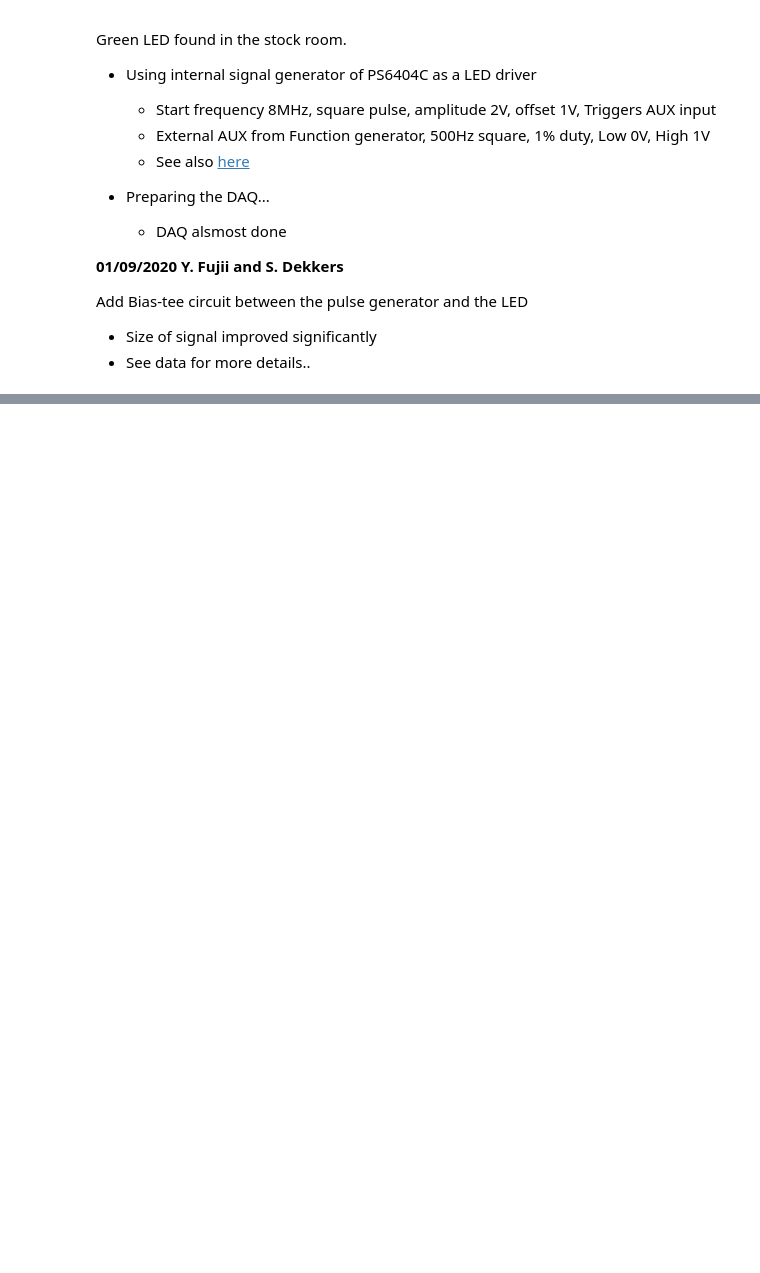
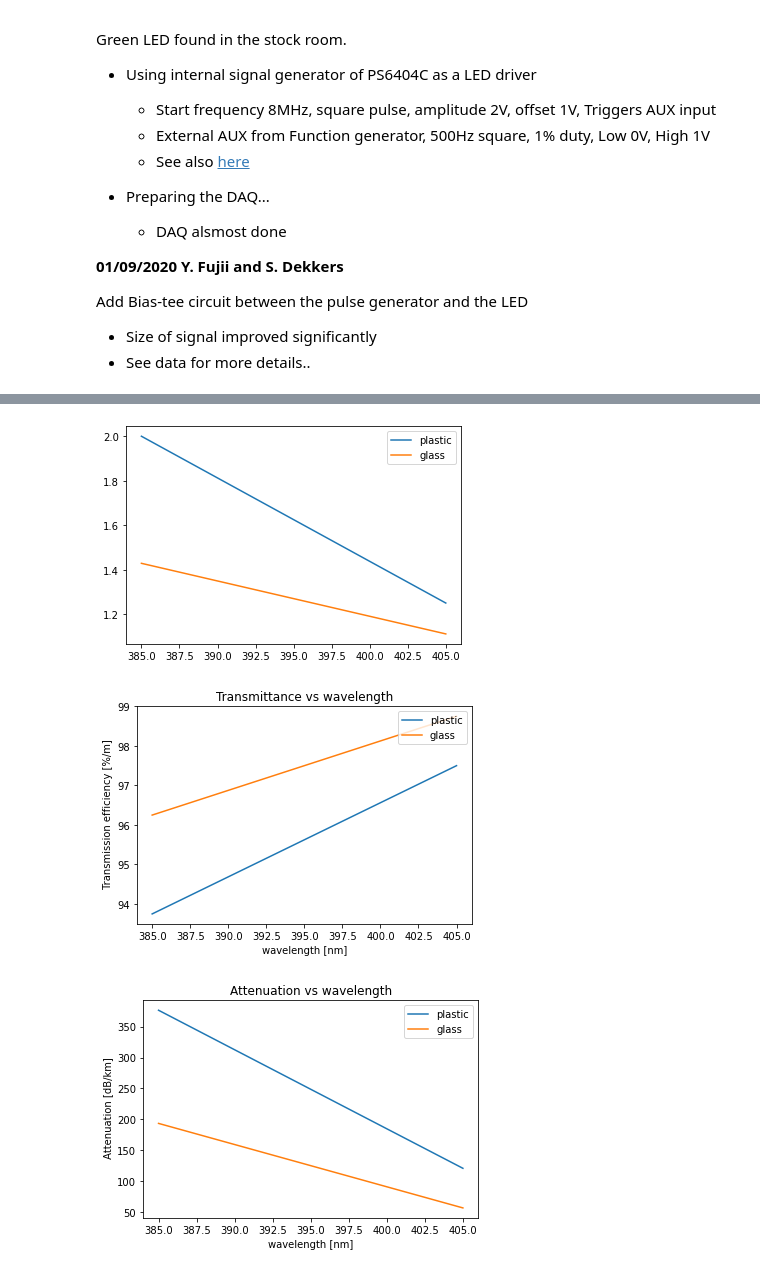
Before and after one commit to yfujii02/work4comet, a Jupyter notebook: LogBookForFibreTest.ipynb, the cells around one changed output, grey strips where cells are left out. Cells and saved outputs as stored; diff of their text form; code cells hidden in the pictures; blank space fills up the shorter version.

```diff
--- a/LogBookForFibreTest.ipynb
+++ b/LogBookForFibreTest.ipynb
@@ -76,0 +119,51 @@ plt.show()
+# %%
+import numpy as np
+import scipy as sc
+#import pandas as pd
+import matplotlib.pyplot as plt
+
+
+##### They are filled with arbitrary numbers for now!!
+peakG=np.array([[10,10],[7,9]]) # 1m / 9m
+peakP=np.array([[10,10],[5,8]]) # 1m / 9m
+ratioG=peakG[0]/peakG[1]
+ratioP=peakP[0]/peakP[1]
+
+def calcAtt(ratio,len1,len2): # len1<len2
+    lRatio=len1/(len2-len1)
+    return np.log10((ratio))*lRatio*1e3*10 # Attenuation [dB/km]
+
+def calcTrans(ratio,len1,len2):
+    lRatio=len1/(len2-len1)
+    return np.power((1.0-(1.0-1./ratio)*lRatio),1)*100.0 # Transmission efficiency for 1m
+
+attG=calcAtt(ratioG,1,9)
+attP=calcAtt(ratioP,1,9)
+transG= calcTrans(ratioG,1,9)
+transP= calcTrans(ratioP,1,9)
+wvlen=np.array([385,405])     # nm
+
+plt.plot(wvlen,ratioP,label='plastic')
+plt.plot(wvlen,ratioG,label='glass')
+plt.legend(loc='upper right')
+plt.show()
+
+plt.plot(wvlen,transP,label='plastic')
+plt.plot(wvlen,transG,label='glass')
+plt.legend(loc='upper right')
+plt.title('Transmittance vs wavelength')
+plt.xlabel('wavelength [nm]')
+plt.ylabel(' Transmission efficiency [%/m]')
+plt.show()
+
+plt.plot(wvlen,attP,label='plastic')
+plt.plot(wvlen,attG,label='glass')
+plt.legend(loc='upper right')
+plt.title('Attenuation vs wavelength')
+plt.xlabel('wavelength [nm]')
+plt.ylabel(' Attenuation [dB/km]')
+plt.show()
+# %% [output]
+[figure, added]
+[figure, added]
+[figure, added]
```
Also changed, not shown: parts of 3 cells of this notebook, 1 other file.
